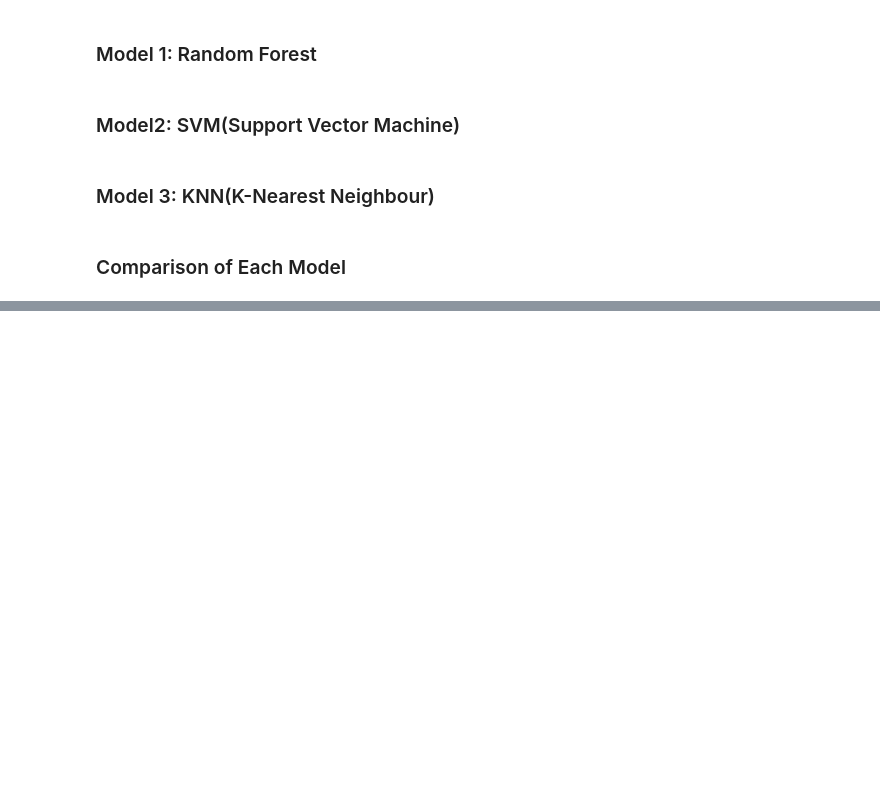
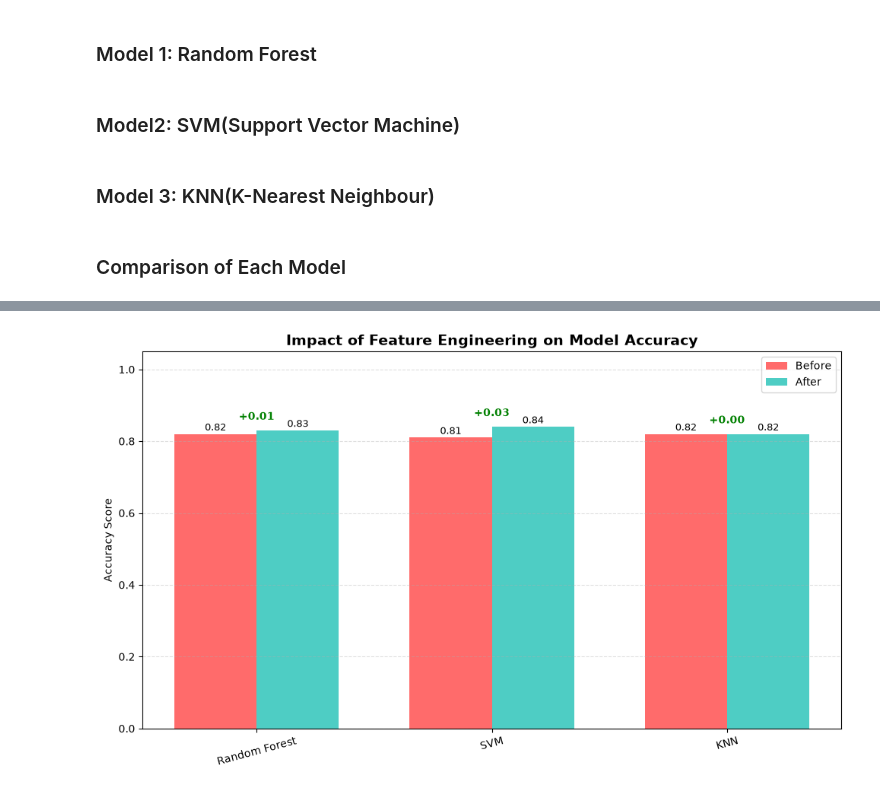
Before and after one commit to dinakaranthiru/AI-Engineer-12-Weeks, a Jupyter notebook: Week6_Task/Feature_Engineering.ipynb, the cells around one changed output, grey strips where cells are left out. Drawn from its saved outputs; the diff is of its cells as text; code cells hidden in the pictures; blank space fills up the shorter version.

```diff
--- a/Week6_Task/Feature_Engineering.ipynb
+++ b/Week6_Task/Feature_Engineering.ipynb
@@ -26,0 +118,9 @@ df.head()
+# %%
+before_df = pd.DataFrame({
+    'Random Forest': rf_base_result,
+    'SVM': svm_base_result,
+    'KNN': knn_base_result
+}).T.round(2)
+
+print('BEFORE Feature Engineering')
+before_df
@@ -150,0 +253,48 @@ comparison_df
+# %%
+import numpy as np
+import matplotlib.pyplot as plt
+x = np.arange(len(before_df.index))
+width = 0.35
+fig, ax = plt.subplots(figsize=(10, 6))
+before_bars = ax.bar(
+    x - width/2,
+    before_df['Accuracy'],
+    width,
+    label='Before',
+    color='#ff6b6b'
+    )
+after_bars = ax.bar(
+    x + width/2,
+    after_df['Accuracy'],
+    width,
+    label='After',
+    color='#4ecdc4'
+)
+# Add values and improvement annotations
+for i, (b, a) in enumerate(zip(before_df['Accuracy'], after_df['Accuracy'])):
+    ax.text(i - width/2, b + 0.01, f'{b:.2f}',
+            ha='center', fontsize=9)
+    ax.text(i + width/2, a + 0.01, f'{a:.2f}',
+            ha='center', fontsize=9)
+    diff = a - b
+    ax.annotate(
+        f'+{diff:.2f}',
+        xy=(i, max(b, a) + 0.03),
+        ha='center',
+        fontsize=10,
+        fontweight='bold',
+        color='green'
+)
+ax.set_xticks(x)
+ax.set_xticklabels(before_df.index, rotation=15)
+ax.set_ylabel('Accuracy Score')
+
+ax.set_title('Impact of Feature Engineering on Model Accuracy', fontsize=14, fontweight='bold')
+ax.set_ylim(0, 1.05)
+
+ax.grid(axis='y', linestyle='--', alpha=0.4)
+ax.legend()
+plt.tight_layout()
+plt.show()
+# %% [output]
+[figure, added]
```
Also changed, not shown: parts of 22 cells of this notebook.
